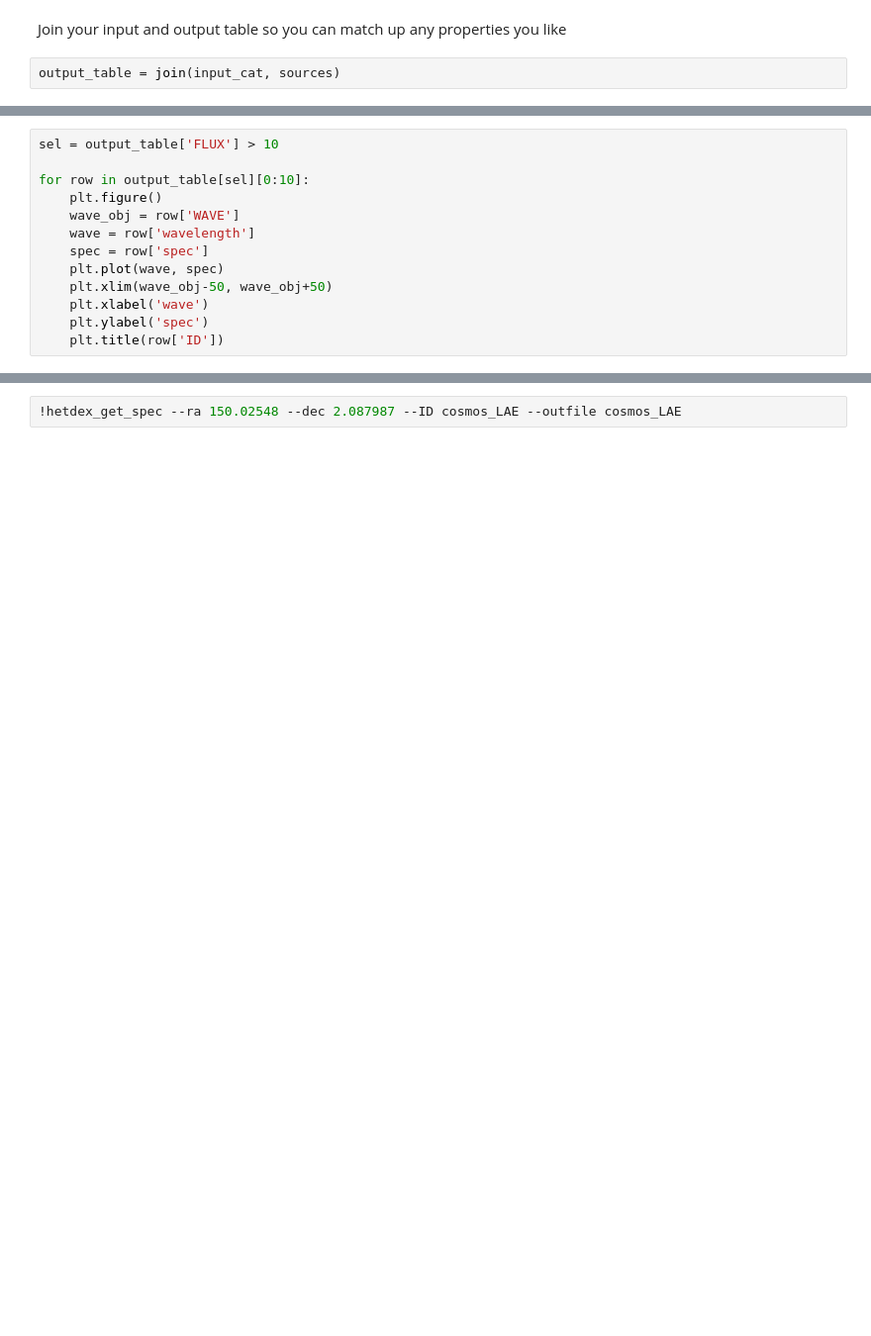
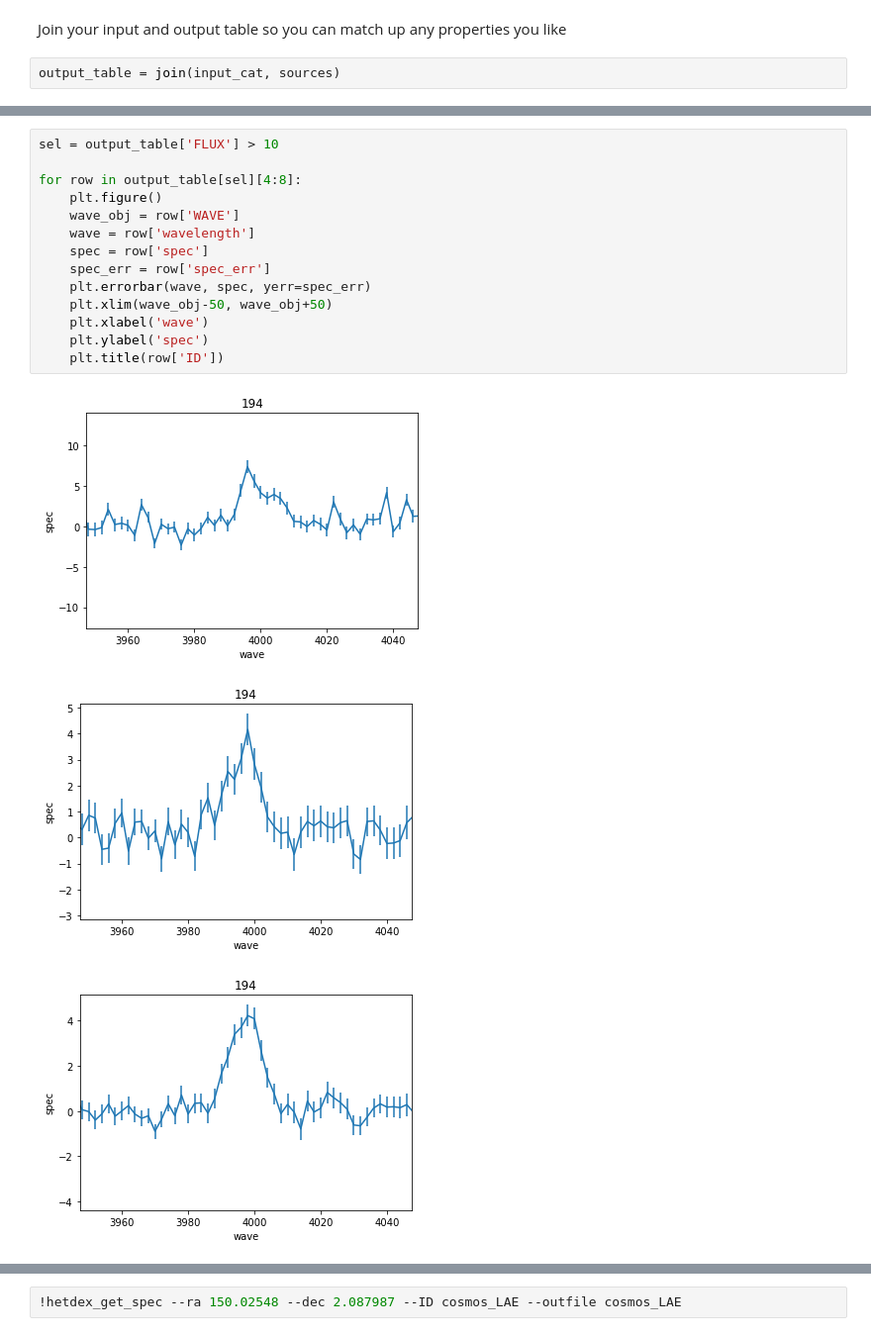
Before and after one commit to HETDEX/hetdex_api, a Jupyter notebook: notebooks/14-Extracting_a_sourcelist.ipynb, the cells around one changed output, grey strips where cells are left out. Shown at 99% size. Saved outputs shown, nothing was run; the diff lists cells and outputs as text; blank space fills up the shorter version.

```diff
--- a/notebooks/14-Extracting_a_sourcelist.ipynb
+++ b/notebooks/14-Extracting_a_sourcelist.ipynb
@@ -74,13 +143,18 @@ output_table
 # %%
 sel = output_table['FLUX'] > 10
 
-for row in output_table[sel][0:10]:
+for row in output_table[sel][4:8]:
     plt.figure()
     wave_obj = row['WAVE']
     wave = row['wavelength']
     spec = row['spec']
-    plt.plot(wave, spec)
+    spec_err = row['spec_err']
+    plt.errorbar(wave, spec, yerr=spec_err)
     plt.xlim(wave_obj-50, wave_obj+50)
     plt.xlabel('wave')
     plt.ylabel('spec')
     plt.title(row['ID'])
+# %% [output]
+[figure, added]
+[figure, added]
+[figure, added]
```
Also changed, not shown: parts of 27 cells of this notebook.
